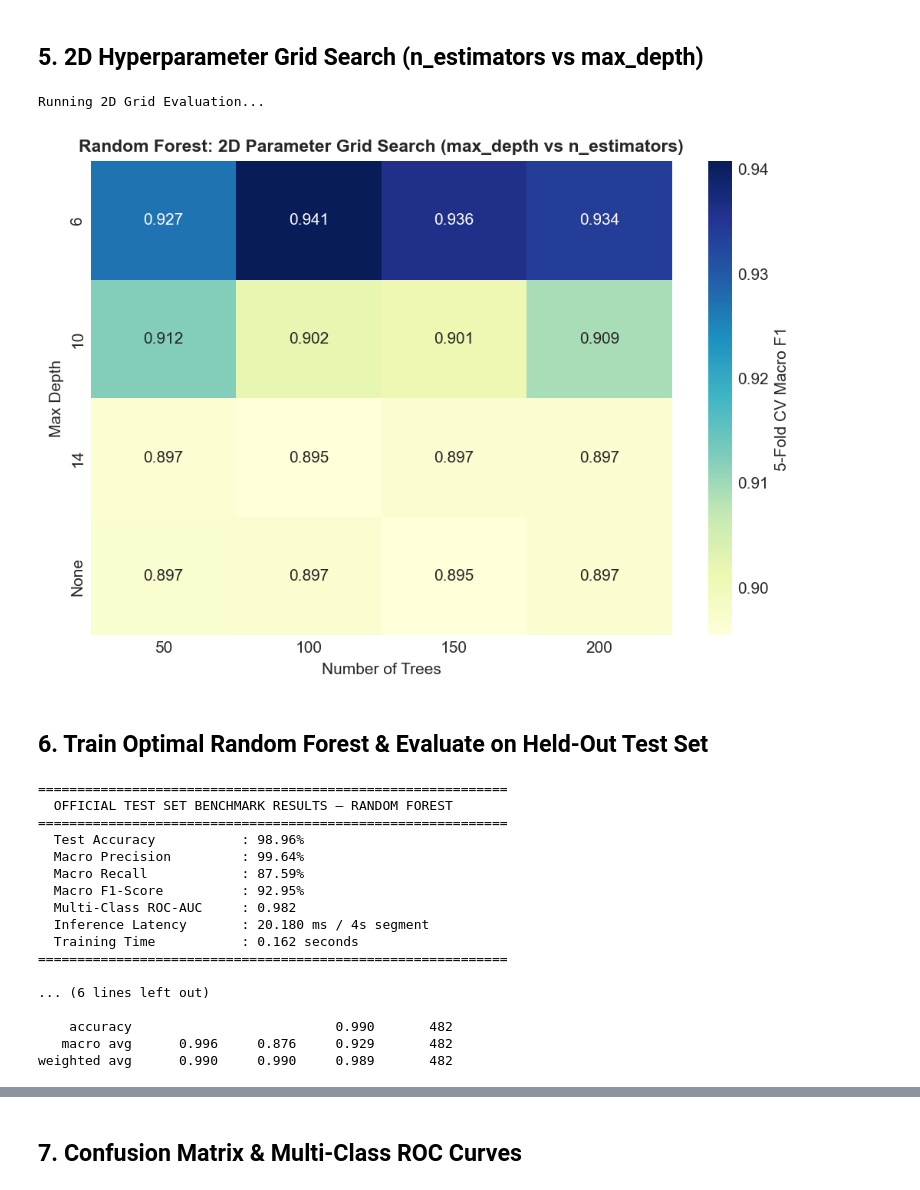
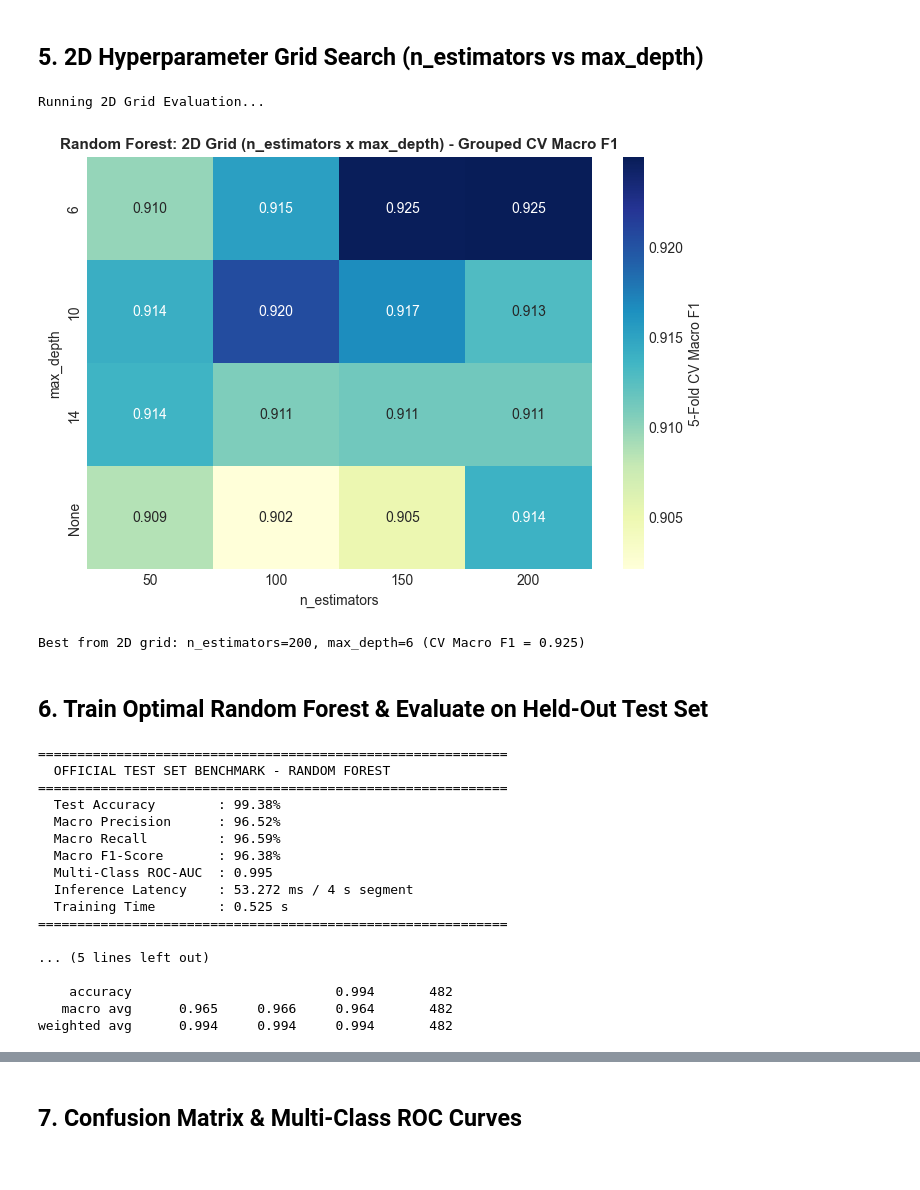
Before and after one commit to TheVantaDev/ML_CP, a Jupyter notebook: 03_person3_decision_tree_and_random_forest/random_forest.ipynb, the cells around one changed output, grey strips where cells are left out. Cells and saved outputs as stored; diff of their text form; code cells hidden in the pictures.

Commit message:
fix(added frozen) : for better results

```diff
--- a/03_person3_decision_tree_and_random_forest/random_forest.ipynb
+++ b/03_person3_decision_tree_and_random_forest/random_forest.ipynb
@@ -202,35 +243,40 @@ Optimal Ensemble Size: n_estimators=25
 # %%
 depth_grid = [6, 10, 14, None]
 n_grid = [50, 100, 150, 200]
 heatmap_data = np.zeros((len(depth_grid), len(n_grid)))
 
 print("Running 2D Grid Evaluation...")
 for i, d in enumerate(depth_grid):
     for j, n in enumerate(n_grid):
         rf_grid = RandomForestClassifier(n_estimators=n, max_depth=d, class_weight='balanced', random_state=RANDOM_SEED, n_jobs=-1)
-        res = cross_validate(rf_grid, X_train, y_train, cv=cv, scoring='f1_macro', n_jobs=-1)
+        res = cross_validate(rf_grid, X_train, y_train, groups=groups_train, cv=cv, scoring='f1_macro', n_jobs=-1)
         heatmap_data[i, j] = res['test_score'].mean()
 
 df_heat = pd.DataFrame(
     heatmap_data,
     index=[str(d) for d in depth_grid],
     columns=[str(n) for n in n_grid]
 )
 
-# Plot Heatmap
 plt.figure(figsize=(7, 5))
 sns.heatmap(df_heat, annot=True, fmt=".3f", cmap="YlGnBu", cbar_kws={'label': '5-Fold CV Macro F1'})
-plt.title("Random Forest: 2D Parameter Grid Search (max_depth vs n_estimators)", fontsize=11, fontweight='bold')
-plt.ylabel("Max Depth")
-plt.xlabel("Number of Trees")
+plt.title("Random Forest: 2D Grid (n_estimators x max_depth) - Grouped CV Macro F1", fontsize=11, fontweight='bold')
+plt.xlabel("n_estimators")
+plt.ylabel("max_depth")
 plt.tight_layout()
-plt.savefig("plots/rf_grid_search_heatmap.png", dpi=300, bbox_inches="tight")
+plt.savefig("plots/rf_2d_grid_search.png", dpi=200, bbox_inches="tight")
 plt.show()
 
-best_depth = 12
+best_flat_idx = heatmap_data.argmax()
+best_i, best_j = divmod(best_flat_idx, len(n_grid))
+best_depth = depth_grid[best_i]
+best_n_est = n_grid[best_j]
+print(f"Best from 2D grid: n_estimators={best_n_est}, max_depth={best_depth} "
+      f"(CV Macro F1 = {heatmap_data[best_i, best_j]:.3f})")
 # %% [output]
 Running 2D Grid Evaluation...
-[figure, old version]
+[figure, new version]
+Best from 2D grid: n_estimators=200, max_depth=6 (CV Macro F1 = 0.925)
 # %% [markdown]
 ## 6. Train Optimal Random Forest & Evaluate on Held-Out Test Set
 # %%
@@ -263,35 +309,45 @@ rec  = recall_score(y_test, y_pred, average="macro", zero_division=0)
 f1   = f1_score(y_test, y_pred, average="macro", zero_division=0)
 auc_val = roc_auc_score(y_test, y_prob, multi_class="ovr", average="macro")
 
-print("="*60)
-print("  OFFICIAL TEST SET BENCHMARK RESULTS — RANDOM FOREST")
-print("="*60)
-print(f"  Test Accuracy           : {acc:.2%}")
-print(f"  Macro Precision         : {prec:.2%}")
-print(f"  Macro Recall            : {rec:.2%}")
-print(f"  Macro F1-Score          : {f1:.2%}")
-print(f"  Multi-Class ROC-AUC     : {auc_val:.3f}")
-print(f"  Inference Latency       : {latency_ms:.3f} ms / 4s segment")
-print(f"  Training Time           : {train_time:.3f} seconds")
-print("="*60)
+# Collect into a dict (used by bootstrap CI and save cells below)
+test_metrics = {
+    "test_accuracy"  : float(acc),
+    "macro_precision": float(prec),
+    "macro_recall"   : float(rec),
+    "macro_f1"       : float(f1),
+    "roc_auc_macro"  : float(auc_val),
+    "latency_ms"     : float(latency_ms),
+    "training_time_s": float(train_time),
+}
 
-print("\nClassification Report:")
+print("=" * 60)
+print("  OFFICIAL TEST SET BENCHMARK - RANDOM FOREST")
+print("=" * 60)
+print(f"  Test Accuracy        : {acc:.2%}")
+print(f"  Macro Precision      : {prec:.2%}")
+print(f"  Macro Recall         : {rec:.2%}")
+print(f"  Macro F1-Score       : {f1:.2%}")
+print(f"  Multi-Class ROC-AUC  : {auc_val:.3f}")
+print(f"  Inference Latency    : {latency_ms:.3f} ms / 4 s segment")
+print(f"  Training Time        : {train_time:.3f} s")
+print("=" * 60)
+print()
 print(classification_report(y_test, y_pred, target_names=classes, digits=3))
 # %% [output]
 ============================================================
-  OFFICIAL TEST SET BENCHMARK RESULTS — RANDOM FOREST
+  OFFICIAL TEST SET BENCHMARK - RANDOM FOREST
 ============================================================
-  Test Accuracy           : 98.96%
-  Macro Precision         : 99.64%
-  Macro Recall            : 87.59%
-  Macro F1-Score          : 92.95%
-  Multi-Class ROC-AUC     : 0.982
-  Inference Latency       : 20.180 ms / 4s segment
-  Training Time           : 0.162 seconds
+  Test Accuracy        : 99.38%
+  Macro Precision      : 96.52%
+  Macro Recall         : 96.59%
+  Macro F1-Score       : 96.38%
+  Multi-Class ROC-AUC  : 0.995
+  Inference Latency    : 53.272 ms / 4 s segment
+  Training Time        : 0.525 s
 ============================================================
 
-... (6 lines left out)
+... (5 lines left out)
 
-    accuracy                          0.990       482
-   macro avg      0.996     0.876     0.929       482
-weighted avg      0.990     0.990     0.989       482
+    accuracy                          0.994       482
+   macro avg      0.965     0.966     0.964       482
+weighted avg      0.994     0.994     0.994       482
```
Also changed, not shown: parts of 11 cells of this notebook, 13 other files.
